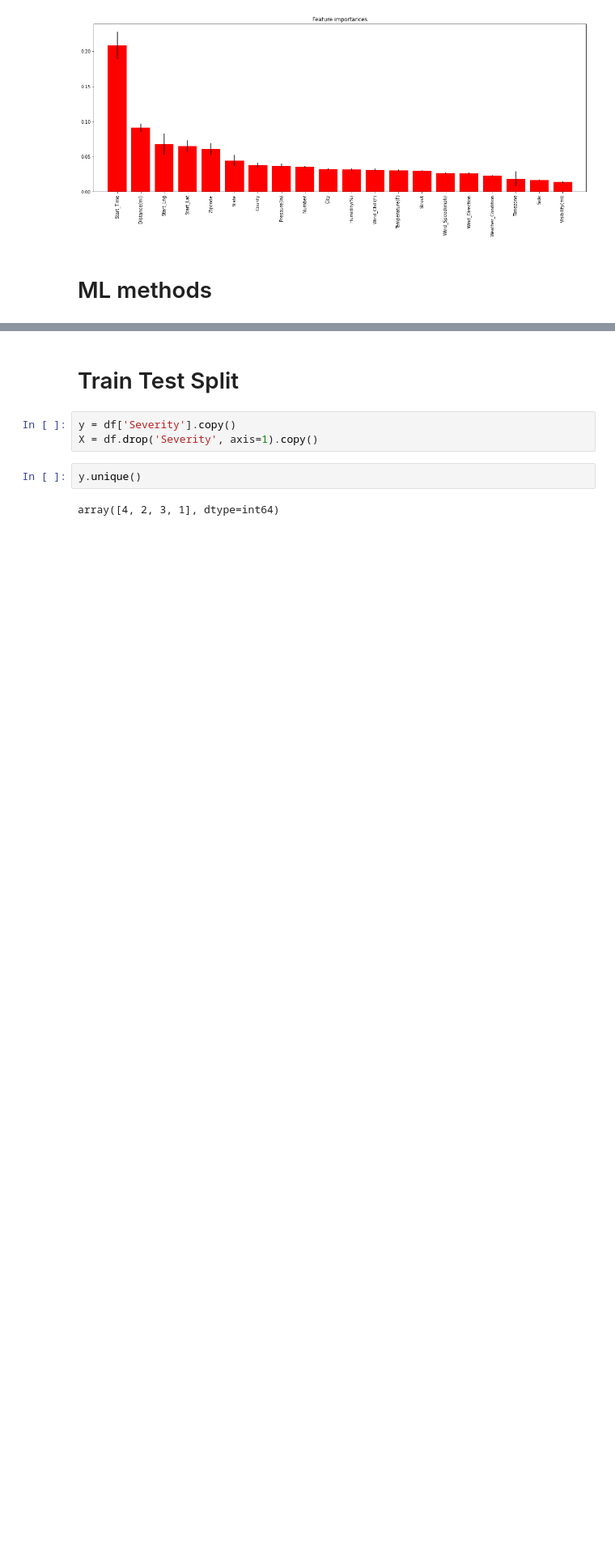
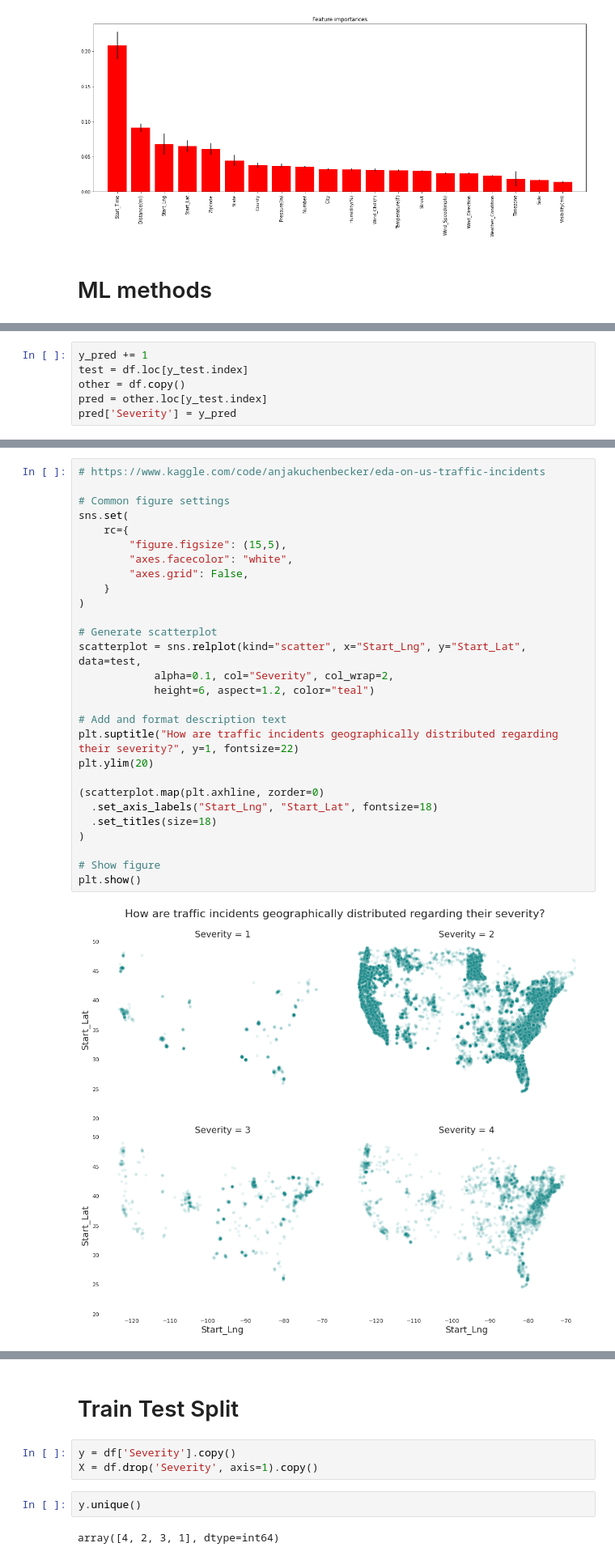
Before and after one commit to SunflowerAries/wdxasd, a Jupyter notebook: us-accidents-ann-with-accuracy-95- tensflow.ipynb, the cells around one changed output, grey strips where cells are left out. Shown at 81% size. Cells and saved outputs as stored; diff of their text form; blank space fills up the shorter version.

```diff
--- a/us-accidents-ann-with-accuracy-95- tensflow.ipynb
+++ b/us-accidents-ann-with-accuracy-95- tensflow.ipynb
@@ -485,0 +627,6 @@ CatBoost
+# %%
+y_pred += 1
+test = df.loc[y_test.index]
+other = df.copy()
+pred = other.loc[y_test.index]
+pred['Severity'] = y_pred
@@ -485,0 +643,30 @@ CatBoost
+# %%
+# https://www.kaggle.com/code/anjakuchenbecker/eda-on-us-traffic-incidents
+
+# Common figure settings
+sns.set(
+    rc={
+        "figure.figsize": (15,5),
+        "axes.facecolor": "white",
+        "axes.grid": False,
+    }
+)
+
+# Generate scatterplot
+scatterplot = sns.relplot(kind="scatter", x="Start_Lng", y="Start_Lat", data=test,
+            alpha=0.1, col="Severity", col_wrap=2,
+            height=6, aspect=1.2, color="teal")
+
+# Add and format description text
+plt.suptitle("How are traffic incidents geographically distributed regarding their severity?", y=1, fontsize=22)
+plt.ylim(20)
+
+(scatterplot.map(plt.axhline, zorder=0)
+  .set_axis_labels("Start_Lng", "Start_Lat", fontsize=18)
+  .set_titles(size=18)
+)
+
+# Show figure
+plt.show()
+# %% [output]
+[figure, added]
```
Also changed, not shown: parts of 8 cells of this notebook, 7 other files.
